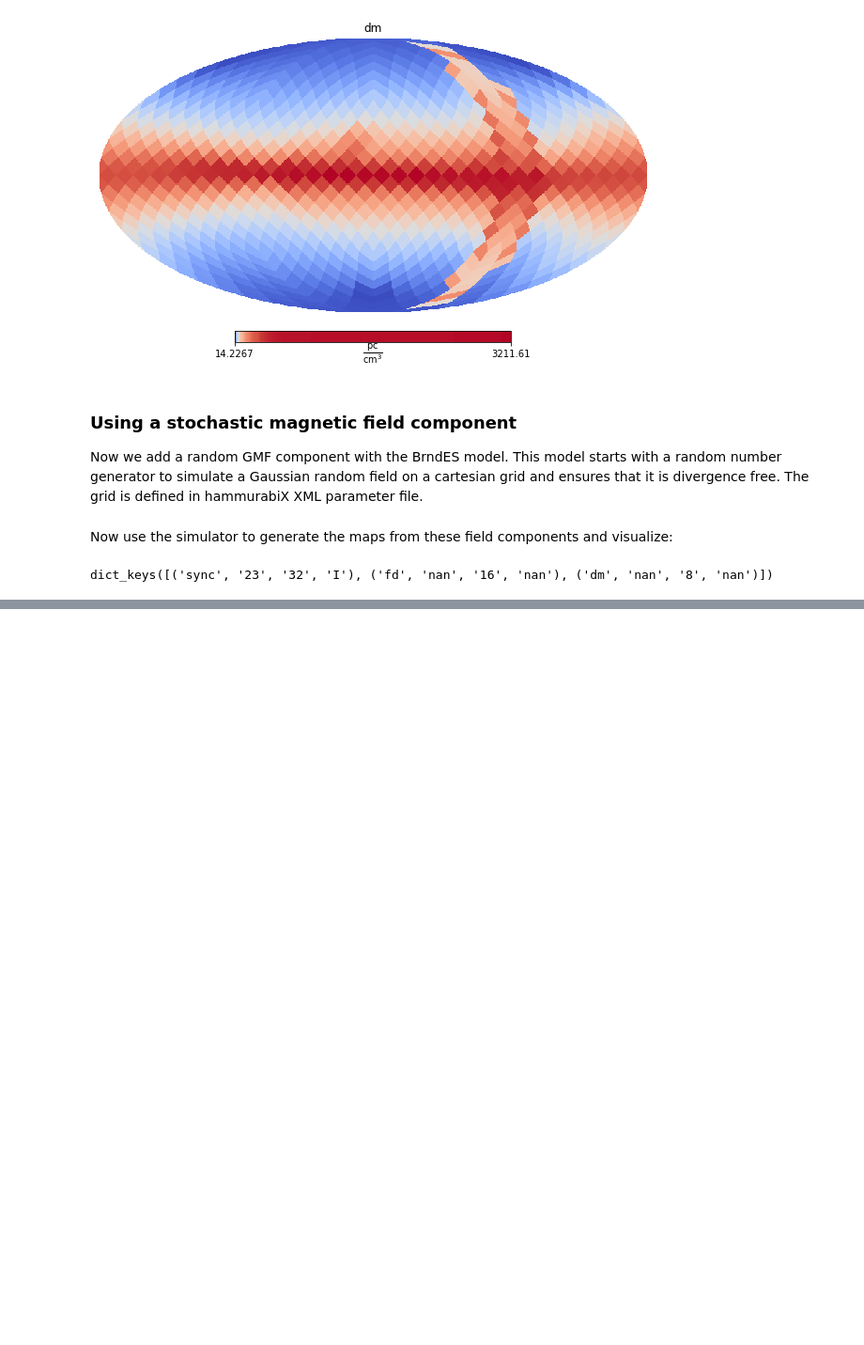
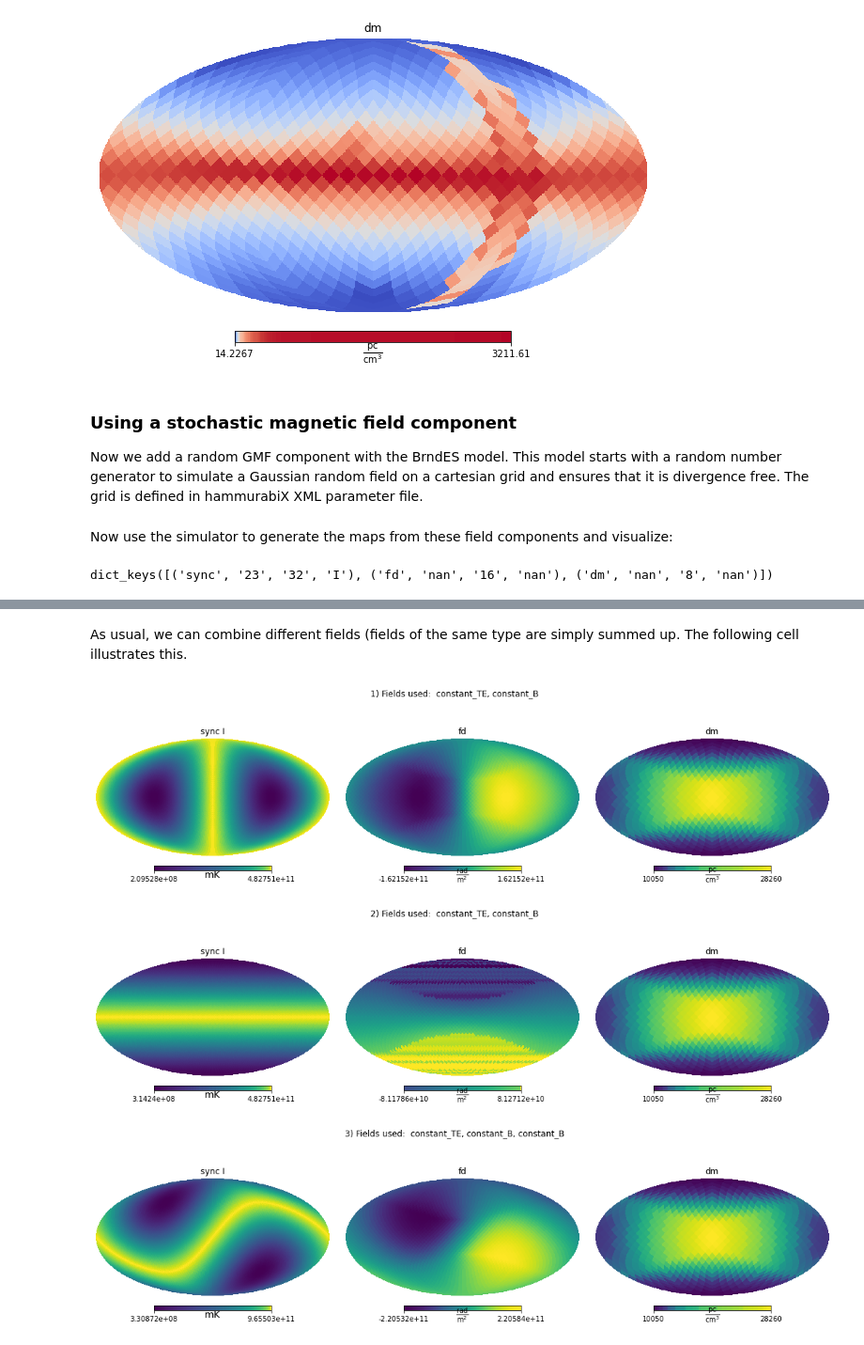
Before and after one commit to IMAGINE-Consortium/imagine, a Jupyter notebook: tutorials/tutorial_hammurabi.ipynb, the cells around one changed output, grey strips where cells are left out. Shown at 94% size. Drawn from its saved outputs; the diff is of its cells as text; code cells hidden in the pictures; blank space fills up the shorter version.

```diff
--- a/tutorials/tutorial_hammurabi.ipynb
+++ b/tutorials/tutorial_hammurabi.ipynb
@@ -201,0 +255,18 @@ for i in range(1,3):
+# %% [markdown]
+As usual, we can combine different fields (fields of the same type are simply summed up. The following cell illustrates this.
+# %%
+fields_list2 = [ne, Bz_only]
+fields_list3 = [ne, By_only, Bz_only]
+
+for i, fields_list in enumerate([fields_list1, fields_list2, fields_list3]):
+    # Creates a list of names
+    field_names = [field.field_name for field in fields_list]
+
+    fig = plt.figure(figsize=(15.0, 4.0))
+    maps = simer(fields_list)
+    show_maps(maps, fig)
+    plt.suptitle(str(i+1)+') Fields used:  ' + ', '.join(field_names));
+# %% [output]
+[figure, added]
+[figure, added]
+[figure, added]
```
Also changed, not shown: parts of 13 cells of this notebook, 4 other files.
